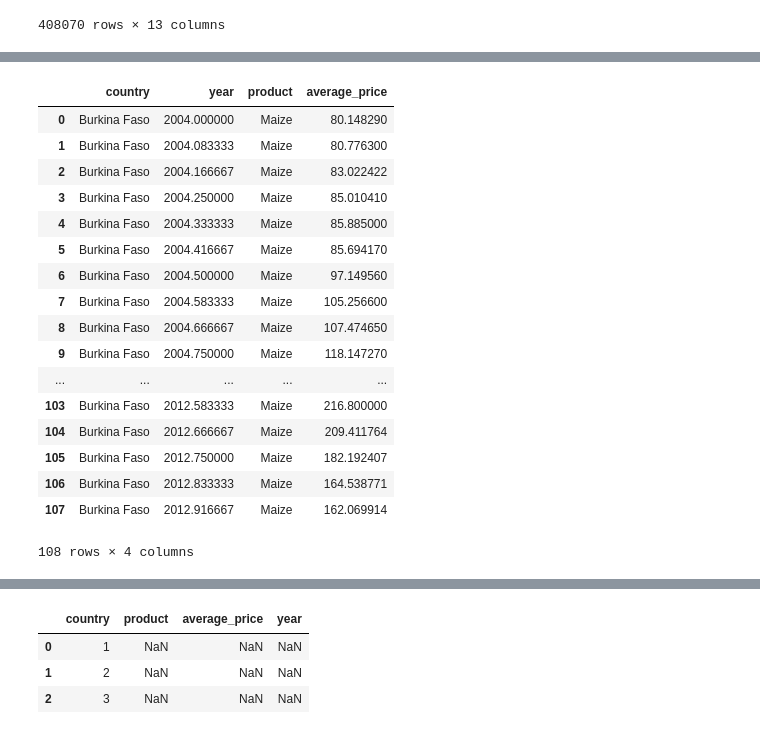
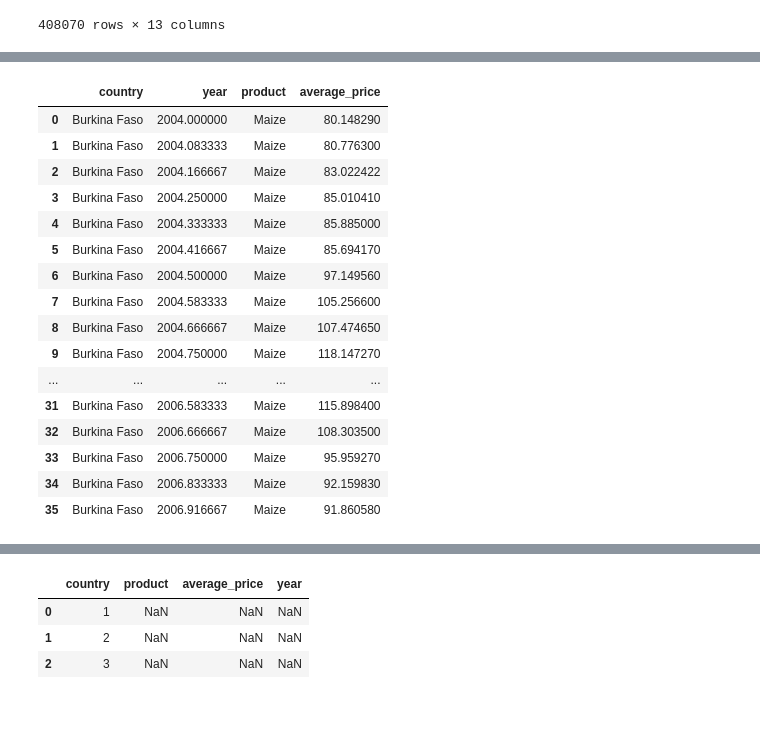
Before and after one commit to Take2001/DataProcessing, a Jupyter notebook: helpfiles/functies voor selectief plotten.ipynb, the cells around one changed output, grey strips where cells are left out. Drawn from its saved outputs; the diff is of its cells as text; code cells hidden in the pictures.

Commit message:
added error management

```diff
--- a/helpfiles/functies voor selectief plotten.ipynb
+++ b/helpfiles/functies voor selectief plotten.ipynb
@@ -183,51 +170,57 @@ select_plot_foodprices_per_market(df_foodprices, 'Burkina Faso', 'Maize', 2004,
 # %%
+#
+
 def select_plot_foodprices_average(input_data, country, product, year1, year2):
     input_data = select_plot_foodprices_per_market(input_data, country, product, year1, year2)
 
     country_list = []
     product_list = []
     average_price_list = []
     year_list = []
 
     for i in range(year1, year2 + 1):
         for j in range(12):
-#             year
-            year_list.append(i + (j / 12))
-#             country
-            country_list.append(country)
-#             product
-            product_list.append(product)
-
-
-#             average data
+#             Selecteer een specifieke maand in een jaar
             output_data = input_data.loc[input_data['mp_year'] == i]
             output_data = output_data.loc[output_data['mp_month'] == j + 1]
-            average_price_list.append(sum(output_data['mp_price']) / len(output_data['mp_price']))
+#         maak een nieuwe rij wanneer er data beschikbaar is
+            if len(output_data['mp_price']) > 0:
+#                 year
+                year_list.append(i + (j / 12))
+
+#                 country
+                country_list.append(country)
+
+#                 product
+                product_list.append(product)
+#                 average data
+                average_price_list.append(sum(output_data['mp_price']) / len(output_data['mp_price']))
+            else:
+                print('ERROR: Geen data beschikbaar over het jaar', i + j/12)
 
     output_data = pd.DataFrame()
     output_data['country'] = country_list
     output_data['year'] = year_list
     output_data['product'] = product_list
     output_data['average_price'] = average_price_list
     return output_data
 
-select_plot_foodprices_average(df_foodprices, 'Burkina Faso', 'Maize', 2004, 2012)
+select_plot_foodprices_average(df_foodprices, 'Burkina Faso', 'Maize', 2004, 2006)
 # %% [output]
 |  | country | year | product | average_price |
 | 0 | Burkina Faso | 2004.000000 | Maize | 80.148290 |
 | 1 | Burkina Faso | 2004.083333 | Maize | 80.776300 |
 | 2 | Burkina Faso | 2004.166667 | Maize | 83.022422 |
 | 3 | Burkina Faso | 2004.250000 | Maize | 85.010410 |
 | 4 | Burkina Faso | 2004.333333 | Maize | 85.885000 |
 | 5 | Burkina Faso | 2004.416667 | Maize | 85.694170 |
 | 6 | Burkina Faso | 2004.500000 | Maize | 97.149560 |
 | 7 | Burkina Faso | 2004.583333 | Maize | 105.256600 |
 | 8 | Burkina Faso | 2004.666667 | Maize | 107.474650 |
 | 9 | Burkina Faso | 2004.750000 | Maize | 118.147270 |
 | ... | ... | ... | ... | ... |
-| 103 | Burkina Faso | 2012.583333 | Maize | 216.800000 |
-| 104 | Burkina Faso | 2012.666667 | Maize | 209.411764 |
-| 105 | Burkina Faso | 2012.750000 | Maize | 182.192407 |
-| 106 | Burkina Faso | 2012.833333 | Maize | 164.538771 |
-| 107 | Burkina Faso | 2012.916667 | Maize | 162.069914 |
+| 31 | Burkina Faso | 2006.583333 | Maize | 115.898400 |
+| 32 | Burkina Faso | 2006.666667 | Maize | 108.303500 |
+| 33 | Burkina Faso | 2006.750000 | Maize | 95.959270 |
+| 34 | Burkina Faso | 2006.833333 | Maize | 92.159830 |
+| 35 | Burkina Faso | 2006.916667 | Maize | 91.860580 |
-108 rows × 4 columns
```
Also changed, not shown: parts of 8 cells of this notebook, 1 other file.
